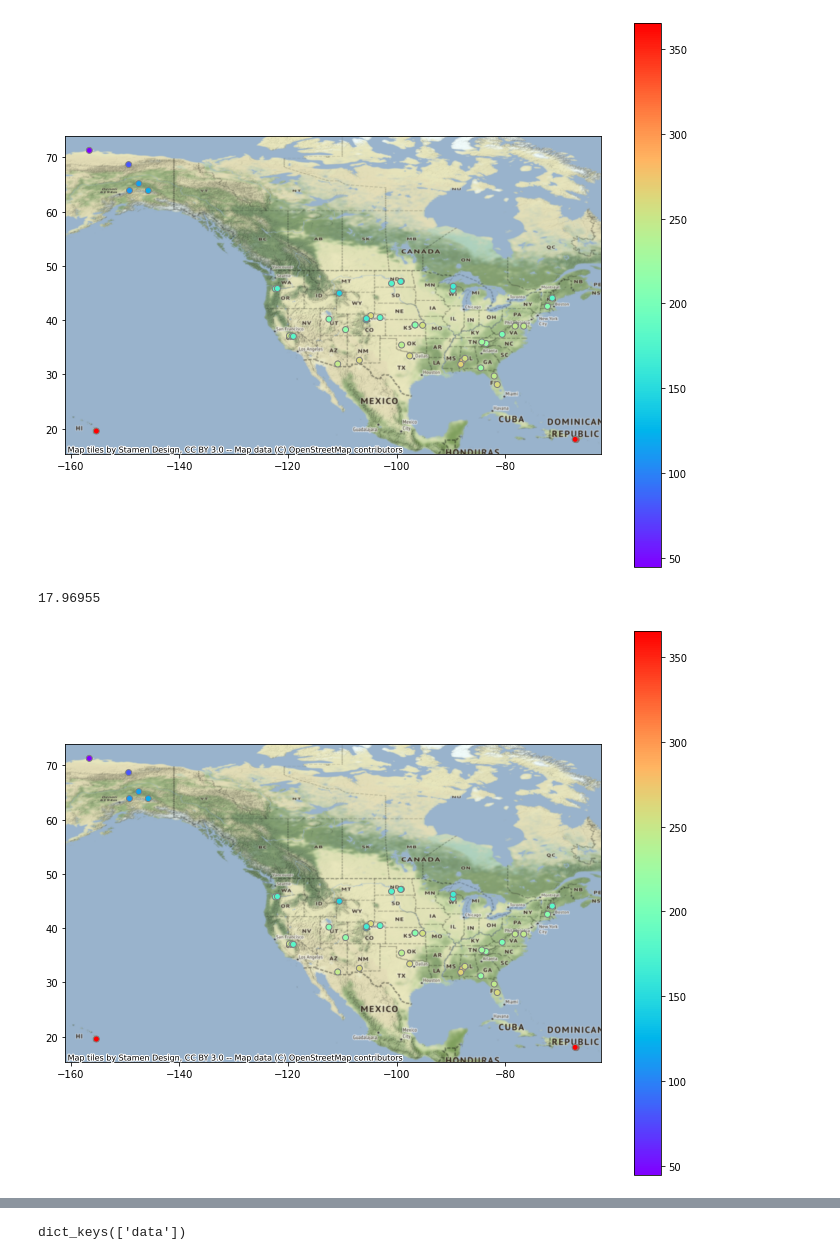
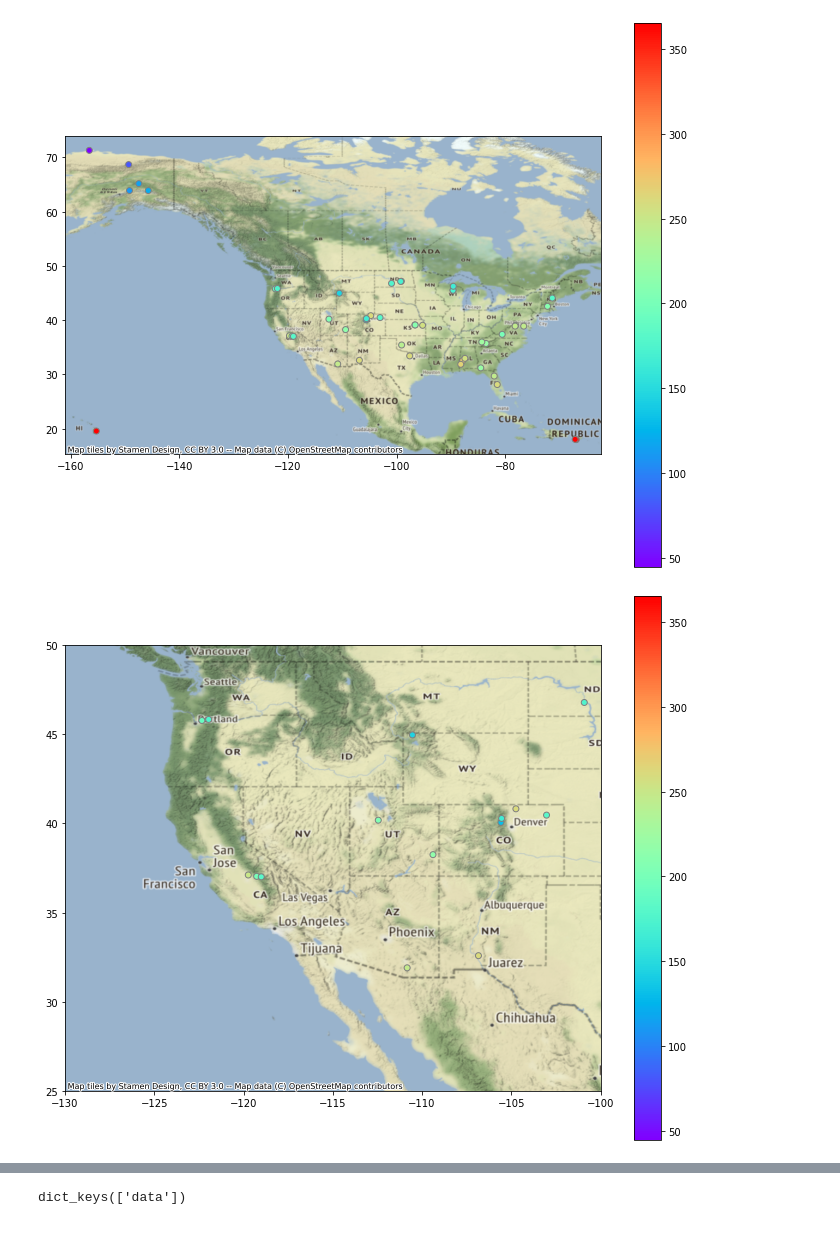
Before and after one commit to cnorristellar/macrosystems, a Jupyter notebook: prototyping-python.ipynb, the cells around one changed output, grey strips where cells are left out. Drawn from its saved outputs; the diff is of its cells as text; code cells hidden in the pictures.

```diff
--- a/prototyping-python.ipynb
+++ b/prototyping-python.ipynb
@@ -190,30 +179,26 @@ ctx.add_basemap(ax, crs=neon_terrestrial_sites.crs.to_string())
 plt.show()
 # %% [output]
 [figure]
-# %%
-neon_terrestrial_sites.total_bounds[1]
-# %% [output]
-17.96955
 # %%
 f, ax = plt.subplots(figsize=(12,10))
 
 ax = neon_terrestrial_sites.plot(column="field_avg_number_of_green_days",
                    legend=True, edgecolor="0.5", cmap="rainbow", ax=ax)
 
 # Create boundary point list
 
 
-xlim = ([neon_terrestrial_sites.total_bounds[2],
-        neon_terrestrial_sites.total_bounds[1]])
+# xlim = ([neon_terrestrial_sites[-156],
+#         neon_terrestrial_sites[17]])
 
-ylim = ([neon_terrestrial_sites.total_bounds[2],
-        neon_terrestrial_sites.total_bounds[0]])
+# ylim = ([neon_terrestrial_sites[-66],
+#         neon_terrestrial_sites[71]])
 
-# ax.set_xlim(xlim)
-# ax.set_ylim(ylim)
+
+ax.set(xlim=[-130, -100], ylim=[25, 50])
 
 ctx.add_basemap(ax, crs=neon_terrestrial_sites.crs.to_string())
 
 plt.show()
 # %% [output]
-[figure, old version]
+[figure, new version]
```
Also changed, not shown: parts of 31 cells of this notebook.
